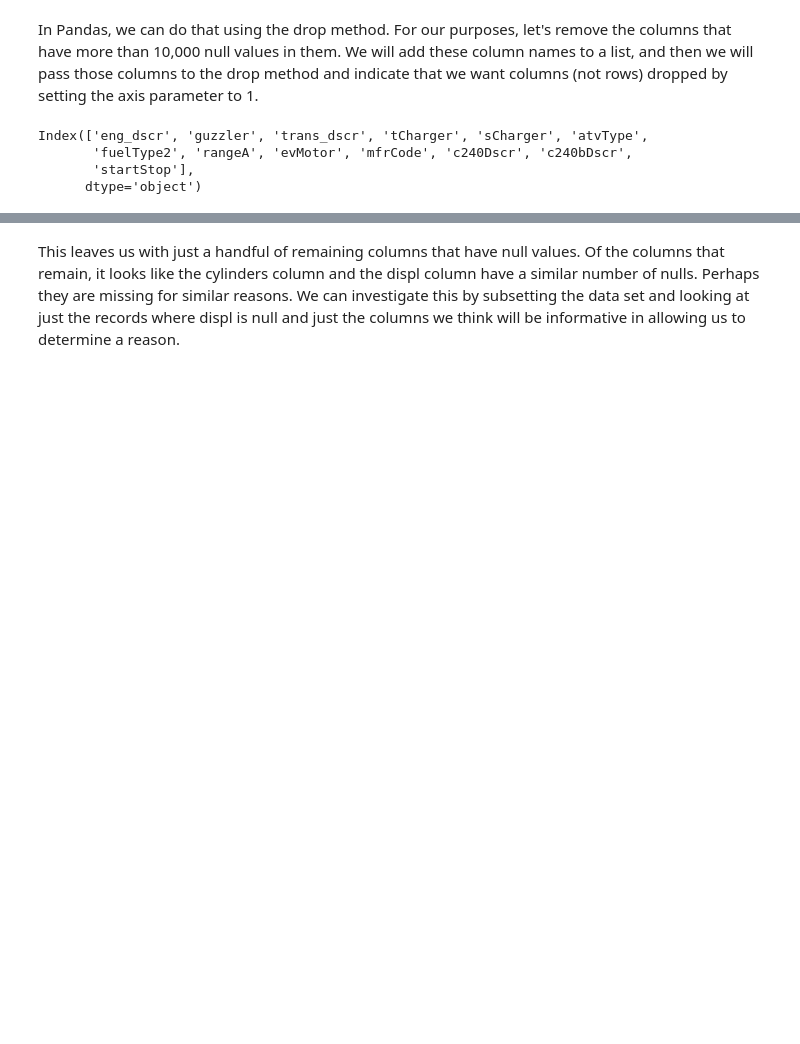
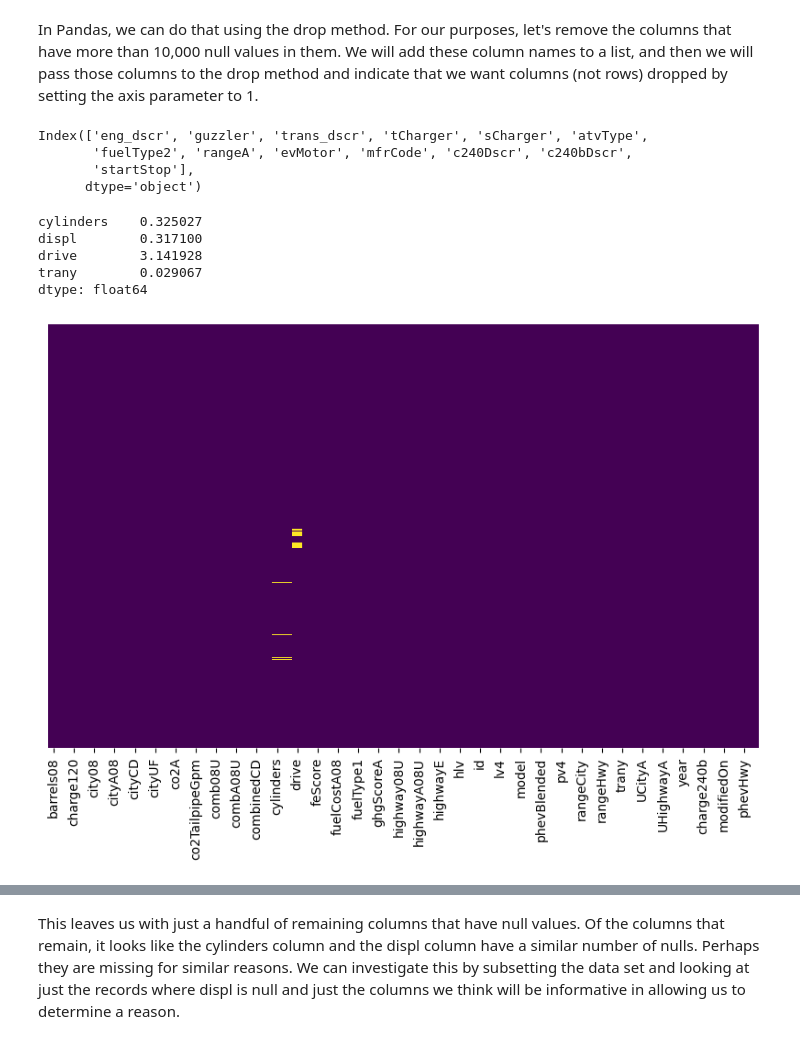
Before and after one commit to Ironhack-Data-Madrid-Abril-2023/2.4-lab_data_cleaning, a Jupyter notebook: your-code/main.ipynb, the cells around one changed output, grey strips where cells are left out. Drawn from its saved outputs; the diff is of its cells as text; code cells hidden in the pictures; blank space fills up the shorter version.

Commit message:
[Giotto](2.4-lab_data_cleaning)

```diff
--- a/your-code/main.ipynb
+++ b/your-code/main.ipynb
@@ -108,11 +214,14 @@ We can see that some columns have relatively few null values while others have t
 ## Remove the columns that have more than 10,000 null values in them
 # %% [markdown]
 In Pandas, we can do that using the drop method. For our purposes, let's remove the columns that have more than 10,000 null values in them. We will add these column names to a list, and then we will pass those columns to the drop method and indicate that we want columns (not rows) dropped by setting the axis parameter to 1.
+# %%
+#Indexamos para saber cuáles son las columnas con más de 10000 datos nulos
+nun_values[nun_values>1e4].index
+# %% [output]
+Index(['eng_dscr', 'guzzler', 'trans_dscr', 'tCharger', 'sCharger', 'atvType',
+       'fuelType2', 'rangeA', 'evMotor', 'mfrCode', 'c240Dscr', 'c240bDscr',
+       'startStop'],
+      dtype='object')
 # %%
-#your code
-nun_values[nun_values>1e4].index
+#borramos las columnas
+data.drop(columns=nun_values[nun_values>1e4].index, inplace=True)
-# %% [output]
-Index(['eng_dscr', 'guzzler', 'trans_dscr', 'tCharger', 'sCharger', 'atvType',
-       'fuelType2', 'rangeA', 'evMotor', 'mfrCode', 'c240Dscr', 'c240bDscr',
-       'startStop'],
-      dtype='object')
@@ -121,0 +228,27 @@ data.drop(columns=nun_values[nun_values>1e4].index, inplace=True)
+# %%
+#comprobamos cuántos quedan
+
+nan_cols = data.isna().mean() * 100  # porcentaje de nulo en cada columna
+
+nan_cols[nan_cols>0]
+# %% [output]
+cylinders    0.325027
+displ        0.317100
+drive        3.141928
+trany        0.029067
+dtype: float64
+# %%
+# grafico de nulos en el dataframe
+
+plt.figure(figsize=(10, 6))  # inicia la figura y establece el tamaño
+
+sns.heatmap(data.isna(),      # datos
+            yticklabels=False,  # quita las etiquetas del eje y
+            cmap='viridis',     # mapa de color
+            cbar=False,         # sin barra lateral
+           )
+
+
+plt.show();
+# %% [output]
+[figure, added]
```
Also changed, not shown: parts of 80 cells of this notebook, 1 other file.
